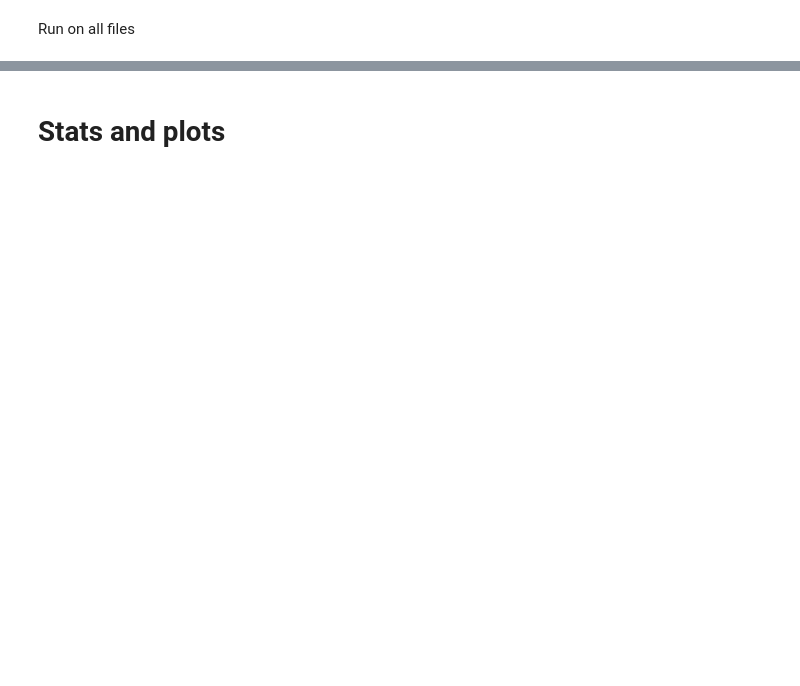
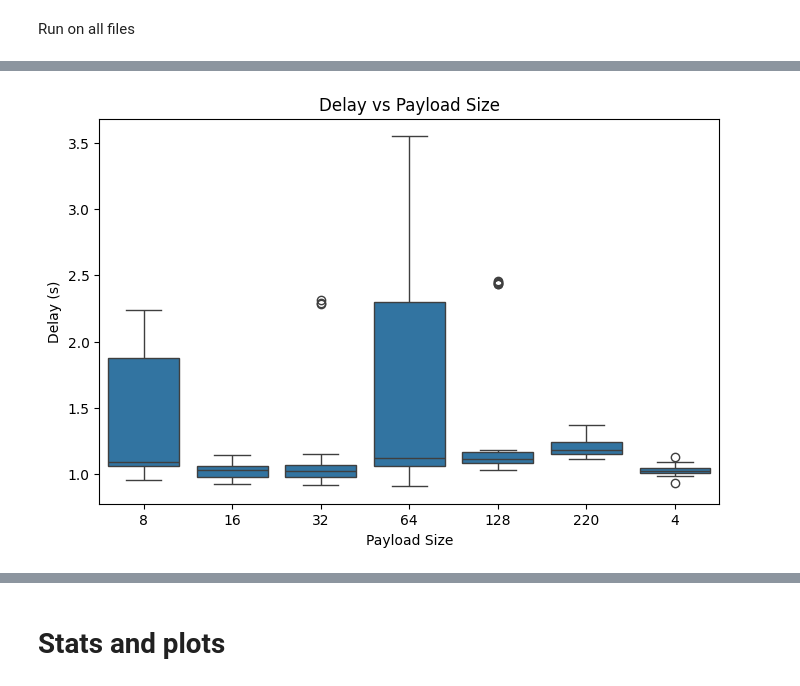
Before and after one commit to julianluca04/BTR, a Jupyter notebook: experiments/LoRa/experiment 1 (all in one)/visualization.ipynb, the cells around one changed output, grey strips where cells are left out. Drawn from its saved outputs; the diff is of its cells as text; code cells hidden in the pictures; blank space fills up the shorter version.

```diff
--- a/experiments/LoRa/experiment 1 (all in one)/visualization.ipynb
+++ b/experiments/LoRa/experiment 1 (all in one)/visualization.ipynb
@@ -50,7 +50,7 @@ def parse_custom_csv(path):
         if len(parts) != 3:
             continue
         clean_rows.append(parts)
-    meter = pd.DataFrame(clean_rows, columns=["timestamp", "v_shunt", "phase"])
+    meter = pd.DataFrame(clean_rows, columns=["timestamp", "voltage_v", "phase"])
 
 
     return meta, events, meter
@@ -61,9 +61,7 @@ def parse_custom_csv(path):
 def clean_data(meta, meter, run_id):
 
     meter["timestamp"] = pd.to_datetime(meter["timestamp"])
-    meter["v_shunt"] = meter["v_shunt"].astype(float)
-    #convert v_shunt from mV to V
-    meter["v_shunt"] = meter["v_shunt"] / 1000.
+    meter["voltage_v"] = meter["voltage_v"].astype(float)
 
     # Add run id
     meter["run"] = run_id
@@ -121,13 +110,13 @@ def extract_tx_windows(events):
 # %%
-def detect_spikes(meter, threshold=0.02):
+def detect_spikes(meter, threshold=0.036):
     # threshold in volts (adjust!)
 
     meter = meter.copy()
 
-    spikes = meter[meter["v_shunt"] > threshold].copy()
+    spikes = meter[meter["voltage_v"] > threshold].copy()
 
     # Keep only rising edges (avoid multiple points per spike)
-    spikes["is_new"] = spikes["v_shunt"].diff().fillna(0) > 0
+    spikes["is_new"] = spikes["voltage_v"].diff().fillna(0) > 0
     spikes = spikes[spikes["is_new"]]
 
-    return spikes[["timestamp", "t_s", "v_shunt"]]
+    return spikes[["timestamp", "t_s", "voltage_v"]]
@@ -196,0 +223,16 @@ print(meter_df)
+# %%
+all_delays = []
+
+for run in all_runs:
+    events = run["events"]
+    meter  = run["meter"]
+
+    tx_windows = extract_tx_windows(events)
+    spikes     = detect_spikes(meter)
+
+    delays_df = compute_delays(spikes, tx_windows)
+
+    if len(delays_df) > 0:
+        all_delays.append(delays_df)
+
+all_delays = pd.concat(all_delays, ignore_index=True)
@@ -196,0 +265,12 @@ print(meter_df)
+# %%
+import seaborn as sns
+import matplotlib.pyplot as plt
+
+plt.figure(figsize=(8,5))
+sns.boxplot(data=all_delays, x="payload_size", y="delay_s")
+plt.title("Delay vs Payload Size")
+plt.xlabel("Payload Size")
+plt.ylabel("Delay (s)")
+plt.show()
+# %% [output]
+[figure, added]
```
Also changed, not shown: parts of 19 cells of this notebook, 3 other files.
